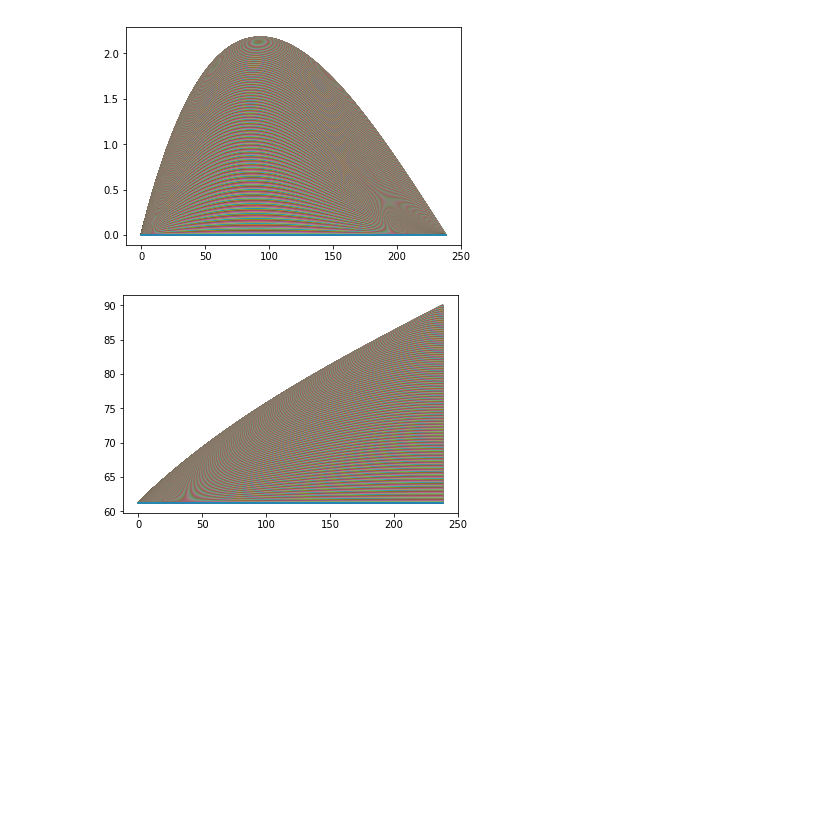
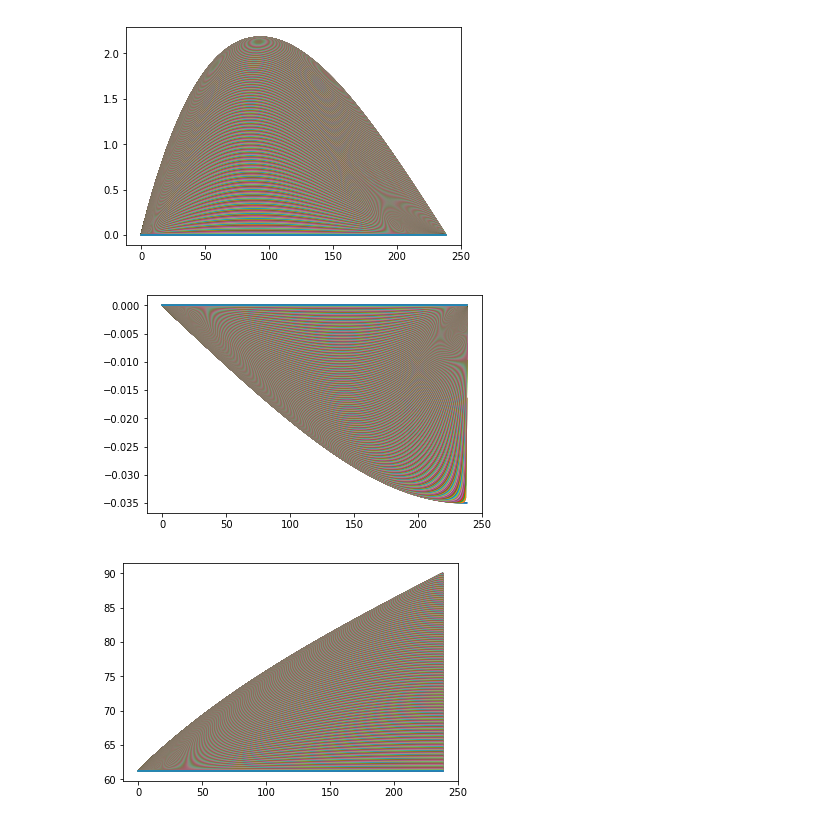
Before and after one commit to nikizadehgfdl/grid_generation, a Jupyter notebook: jupyter_northern_bipole_cap_grid.ipynb, the cells around one changed output. Saved outputs shown, nothing was run; the diff lists cells and outputs as text; code cells hidden in the pictures; blank space fills up the shorter version.

```diff
--- a/jupyter_northern_bipole_cap_grid.ipynb
+++ b/jupyter_northern_bipole_cap_grid.ipynb
@@ -337,7 +387,7 @@ sp_lat_cap = lat0_bp + np.arange(Nj_ncap+1) * lenlat_bp/Nj_ncap
 lon_cap = np.tile(sp_lon_cap,(Nj_ncap+1,1))
 lat_cap = np.tile(sp_lat_cap.reshape((Nj_ncap+1,1)),(1,Ni+1))
 
-rp=np.tan(0.5*(90-lat0_bp)*PI_180) #Murray section 2.2 before Eq(6) r_p=tan(\phi_P\prime /2)
+rp_MIDAS=np.tan(0.5*(90-lat0_bp)*PI_180) #Murray section 2.2 before Eq(6) r_p=tan(\phi_P\prime /2)
                                                    #where \phi_P is the latitude of the bounding parrallel lat0
 chi_MIDAS=2.0*np.arctan(np.tan(0.5*(90-lat_cap)*PI_180)/rp) #Murray Inverse of Eq(5b)
 #lamc = 0.5*np.pi - chi  #Why??????????
@@ -378,6 +428,10 @@ What is the root cause of the difference?
 plt.plot(phis_new-phis_MIDAS);
 # %% [output]
 [figure]
+# %%
+plt.plot(phis_prime-phis_MIDAS);
+# %% [output]
+[figure, added]
 # %%
 plt.plot(phis);
 # %% [output]
```
Also changed, not shown: parts of 6 cells of this notebook.
